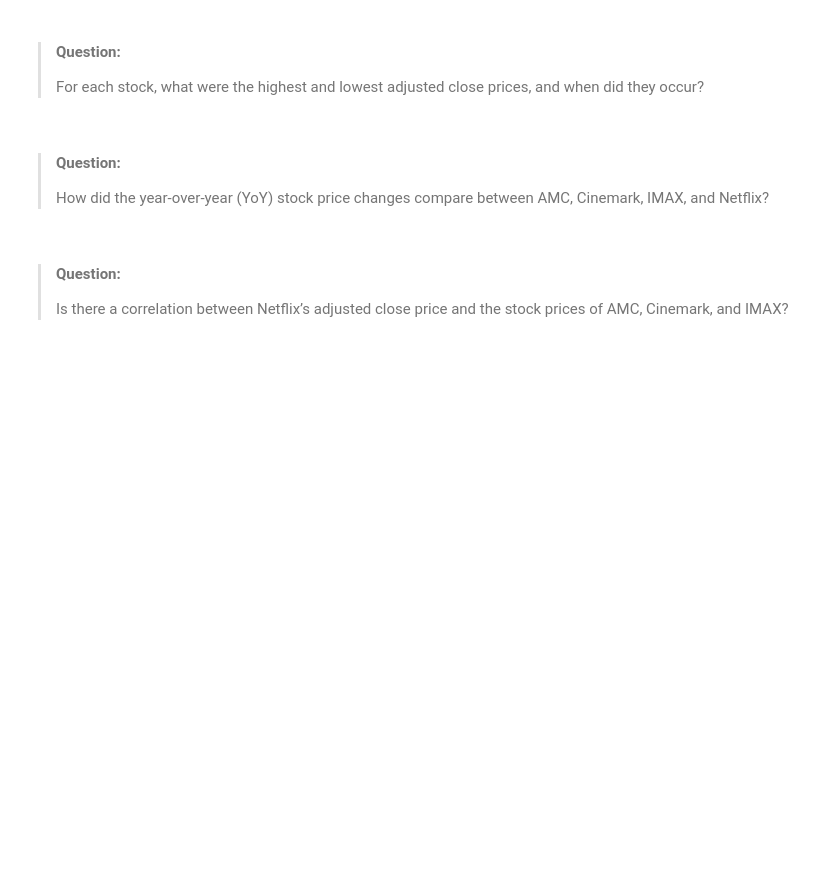
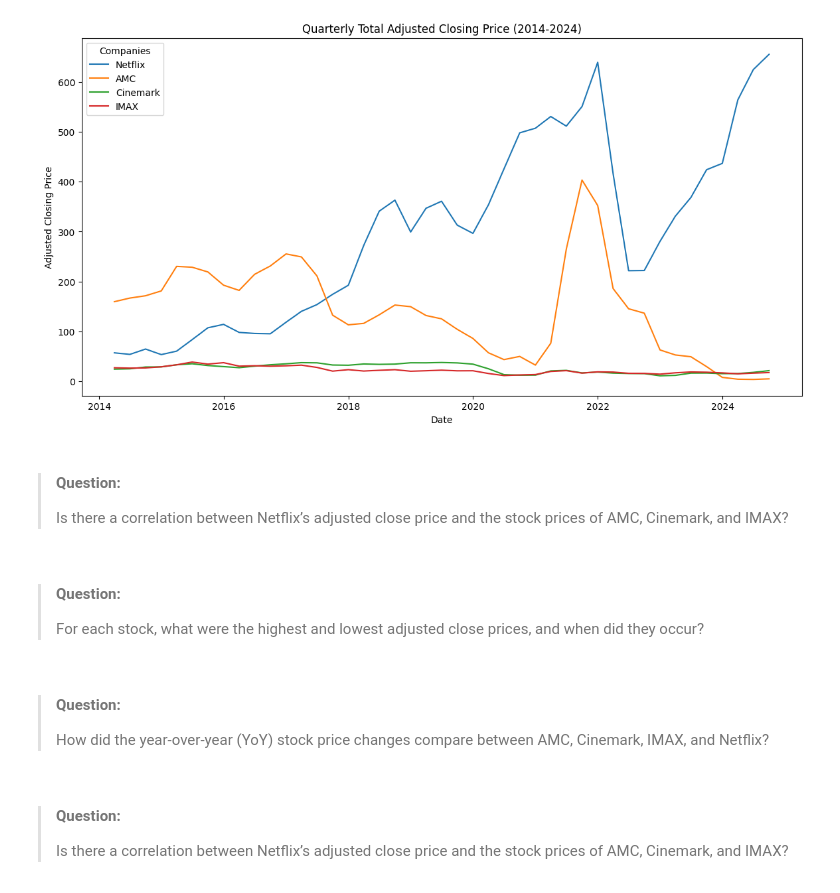
Before and after one commit to charJin/movie-theaters-analysis, a Jupyter notebook: notebooks/Analysis with questions.ipynb, the cells around one changed output. Saved outputs shown, nothing was run; the diff lists cells and outputs as text; code cells hidden in the pictures; blank space fills up the shorter version.

Commit message:
Stock Analysis include

```diff
--- a/notebooks/Analysis with questions.ipynb
+++ b/notebooks/Analysis with questions.ipynb
@@ -4,7 +4,7 @@ import seaborn as sns
 import matplotlib.pyplot as plt
 # %%
 # Load All Stocks Data
-netflix_stock_data = pd.read_csv('../data/netflix_stock_data_cleaned.csv')
+netflix_stock_data = pd.read_csv('../data/nflx_stock_data_cleaned.csv')
 cnk_stock_data = pd.read_csv('../data/cnk_stock_data_cleaned.csv')
 imax_stock_data = pd.read_csv('../data/imax_stock_data_cleaned.csv')
 amc_stock_data = pd.read_csv('../data/amc_stock_data_cleaned.csv')
@@ -16,0 +18,17 @@ movies_data = pd.read_csv('../data/movies_data_cleaned.csv')
+# %%
+def calculate_quarterly_averages(stock_data, stock_name):
+    stock_data['date'] = pd.to_datetime(stock_data['date'])
+    stock_data.set_index('date', inplace=True)
+    quarterly_data = stock_data.resample('QE').agg({
+        'adjusted_close': 'mean',
+        'volume': 'sum'
+    })
+    quarterly_data['stock'] = stock_name
+    return quarterly_data
+# %%
+netflix_quarterly = calculate_quarterly_averages(netflix_stock_data, 'Netflix')
+amc_quarterly = calculate_quarterly_averages(amc_stock_data, 'AMC')
+cnk_quarterly = calculate_quarterly_averages(cnk_stock_data, 'Cinemark')
+imax_quarterly = calculate_quarterly_averages(imax_stock_data, 'IMAX')
+
+all_quarterly_data = pd.concat([netflix_quarterly, amc_quarterly, cnk_quarterly, imax_quarterly])
@@ -17,3 +53,21 @@ movies_data = pd.read_csv('../data/movies_data_cleaned.csv')
+# %%
+plt.figure(figsize=(14,7))
+
+sns.lineplot(data=netflix_quarterly, x='date', y='adjusted_close', label='Netflix')
+sns.lineplot(data=amc_quarterly, x='date', y='adjusted_close', label='AMC')
+sns.lineplot(data=cnk_quarterly, x='date', y='adjusted_close', label='Cinemark')
+sns.lineplot(data=imax_quarterly, x='date', y='adjusted_close', label='IMAX')
+
+plt.title('Quarterly Total Adjusted Closing Price (2014-2024)')
+plt.xlabel('Date')
+plt.ylabel('Adjusted Closing Price')
+plt.legend(title='Companies')
+plt.show()
+# %% [output]
+[figure, added]
+# %% [markdown]
+> #### **Question:**
+> Is there a correlation between Netflix’s adjusted close price and the stock prices of AMC, Cinemark, and IMAX?
 # %% [markdown]
 > #### **Question:**
 > For each stock, what were the highest and lowest adjusted close prices, and when did they occur?
```
Also changed, not shown: parts of 6 cells of this notebook, 8 other files.
